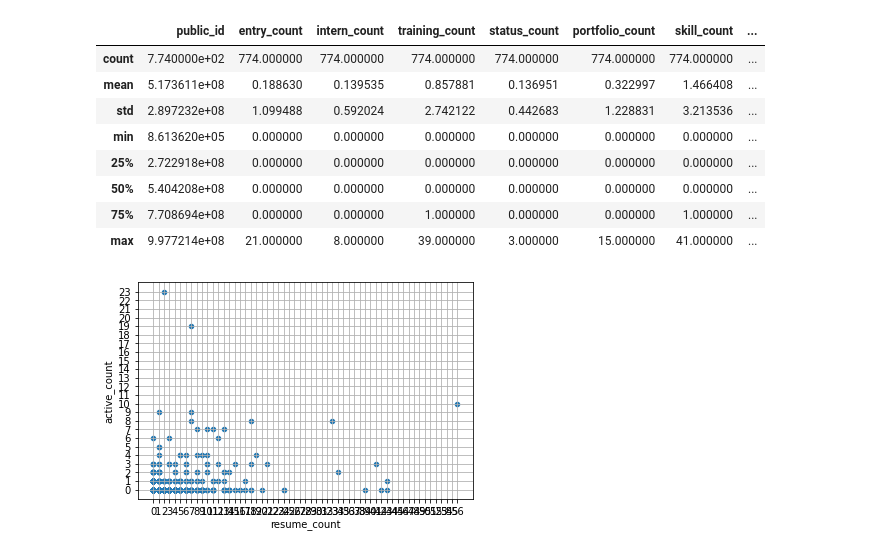
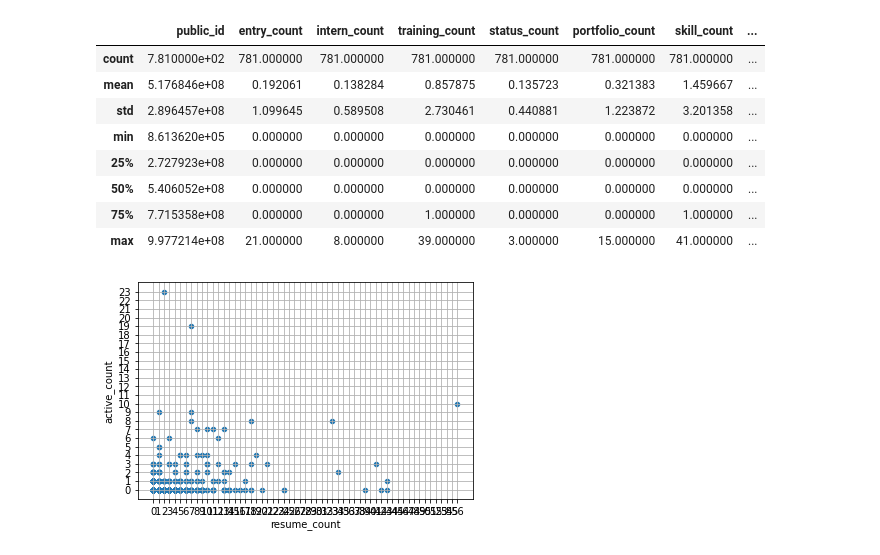
Before and after one commit to atsutopia/jupyter-notbook, a Jupyter notebook: アプローチリスト[クリエイティブ職].ipynb, the cells around one changed output. Cells and saved outputs as stored; diff of their text form; code cells hidden in the pictures.

```diff
--- a/アプローチリスト[クリエイティブ職].ipynb
+++ b/アプローチリスト[クリエイティブ職].ipynb
@@ -8,27 +8,28 @@
 # %%
 import pandas as pd
 import matplotlib.pyplot as plt
 from pandas.plotting import scatter_matrix
 import matplotlib.ticker as ticker
 
-df = pd.read_csv('21卒学生リスト_-_クリエイティブ職_2020_07_06-v2.csv')
+# df = pd.read_csv('21卒学生リスト_-_クリエイティブ職_2020_07_06-v2.csv')
+df = pd.read_csv('21卒学生リスト_-_クリエイティブ職_2020_07_10-v2.csv')
 df['resume_count'] = sum([df['skill_count'], df['training_count'], df['portfolio_count']])
 df['active_count'] = sum([df['entry_count'], df['intern_count'], df['status_count']])
 # df.created_at = pd.to_datetime(df.created_at, utc=True)
 # df.index = pd.DatetimeIndex(df.created_at, name="created_at")
 # df.index = df.index.tz_convert('Asia/Tokyo')
 
 
 df.describe()
 # %% [output]
 |  | public_id | entry_count | intern_count | training_count | status_count | portfolio_count | skill_count | ... |
-| count | 7.740000e+02 | 774.000000 | 774.000000 | 774.000000 | 774.000000 | 774.000000 | 774.000000 | ... |
-| mean | 5.173611e+08 | 0.188630 | 0.139535 | 0.857881 | 0.136951 | 0.322997 | 1.466408 | ... |
-| std | 2.897232e+08 | 1.099488 | 0.592024 | 2.742122 | 0.442683 | 1.228831 | 3.213536 | ... |
+| count | 7.810000e+02 | 781.000000 | 781.000000 | 781.000000 | 781.000000 | 781.000000 | 781.000000 | ... |
+| mean | 5.176846e+08 | 0.192061 | 0.138284 | 0.857875 | 0.135723 | 0.321383 | 1.459667 | ... |
+| std | 2.896457e+08 | 1.099645 | 0.589508 | 2.730461 | 0.440881 | 1.223872 | 3.201358 | ... |
 | min | 8.613620e+05 | 0.000000 | 0.000000 | 0.000000 | 0.000000 | 0.000000 | 0.000000 | ... |
-| 25% | 2.722918e+08 | 0.000000 | 0.000000 | 0.000000 | 0.000000 | 0.000000 | 0.000000 | ... |
-| 50% | 5.404208e+08 | 0.000000 | 0.000000 | 0.000000 | 0.000000 | 0.000000 | 0.000000 | ... |
-| 75% | 7.708694e+08 | 0.000000 | 0.000000 | 1.000000 | 0.000000 | 0.000000 | 1.000000 | ... |
+| 25% | 2.727923e+08 | 0.000000 | 0.000000 | 0.000000 | 0.000000 | 0.000000 | 0.000000 | ... |
+| 50% | 5.406052e+08 | 0.000000 | 0.000000 | 0.000000 | 0.000000 | 0.000000 | 0.000000 | ... |
+| 75% | 7.715358e+08 | 0.000000 | 0.000000 | 1.000000 | 0.000000 | 0.000000 | 1.000000 | ... |
 | max | 9.977214e+08 | 21.000000 | 8.000000 | 39.000000 | 3.000000 | 15.000000 | 41.000000 | ... |
 # %%
 import numpy as np
```
Also changed, not shown: parts of 4 cells of this notebook.
